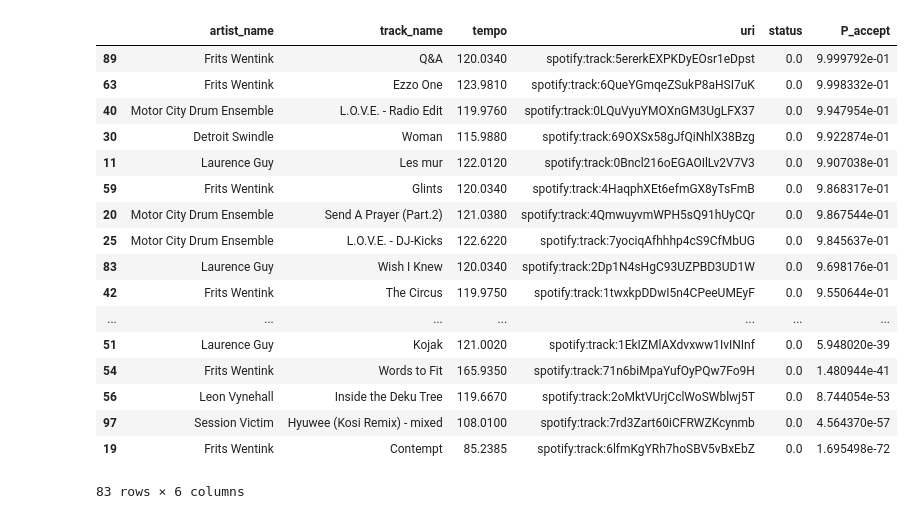
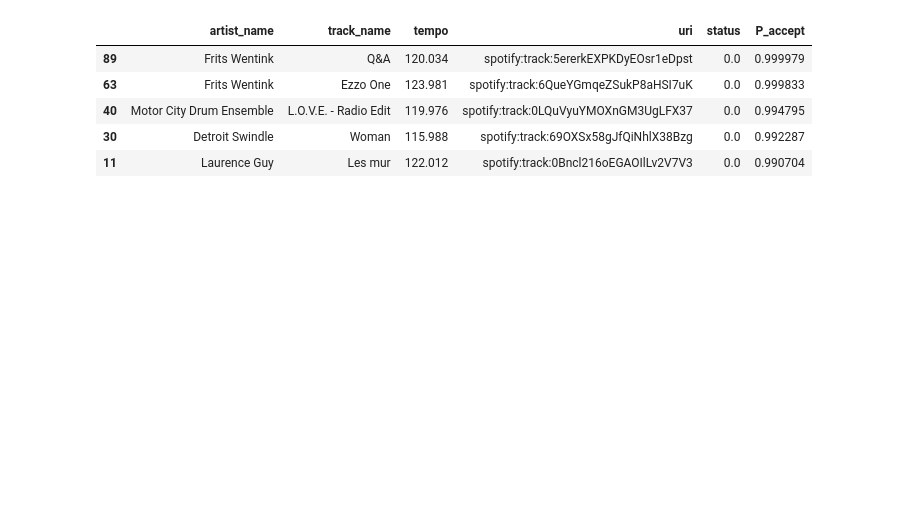
Before and after one commit to tomsyouruncle/DJ_suggest, a Jupyter notebook: notebooks/Analyse_curated_playlist.ipynb, the cells around one changed output. Drawn from its saved outputs; the diff is of its cells as text; code cells hidden in the pictures; blank space fills up the shorter version.

```diff
--- a/notebooks/Analyse_curated_playlist.ipynb
+++ b/notebooks/Analyse_curated_playlist.ipynb
@@ -69,24 +58,12 @@ training_set[gui_cols]
 # %%
-suggest_set[gui_cols]
+suggest_set[gui_cols].head()
 # %% [output]
 |  | artist_name | track_name | tempo | uri | status | P_accept |
-| 89 | Frits Wentink | Q&A | 120.0340 | spotify:track:5ererkEXPKDyEOsr1eDpst | 0.0 | 9.999792e-01 |
-| 63 | Frits Wentink | Ezzo One | 123.9810 | spotify:track:6QueYGmqeZSukP8aHSI7uK | 0.0 | 9.998332e-01 |
-| 40 | Motor City Drum Ensemble | L.O.V.E. - Radio Edit | 119.9760 | spotify:track:0LQuVyuYMOXnGM3UgLFX37 | 0.0 | 9.947954e-01 |
-| 30 | Detroit Swindle | Woman | 115.9880 | spotify:track:69OXSx58gJfQiNhlX38Bzg | 0.0 | 9.922874e-01 |
-| 11 | Laurence Guy | Les mur | 122.0120 | spotify:track:0Bncl216oEGAOIlLv2V7V3 | 0.0 | 9.907038e-01 |
-| 59 | Frits Wentink | Glints | 120.0340 | spotify:track:4HaqphXEt6efmGX8yTsFmB | 0.0 | 9.868317e-01 |
-| 20 | Motor City Drum Ensemble | Send A Prayer (Part.2) | 121.0380 | spotify:track:4QmwuyvmWPH5sQ91hUyCQr | 0.0 | 9.867544e-01 |
-| 25 | Motor City Drum Ensemble | L.O.V.E. - DJ-Kicks | 122.6220 | spotify:track:7yociqAfhhhp4cS9CfMbUG | 0.0 | 9.845637e-01 |
-| 83 | Laurence Guy | Wish I Knew | 120.0340 | spotify:track:2Dp1N4sHgC93UZPBD3UD1W | 0.0 | 9.698176e-01 |
-| 42 | Frits Wentink | The Circus | 119.9750 | spotify:track:1twxkpDDwI5n4CPeeUMEyF | 0.0 | 9.550644e-01 |
-| ... | ... | ... | ... | ... | ... | ... |
-| 51 | Laurence Guy | Kojak | 121.0020 | spotify:track:1EkIZMlAXdvxww1IvINInf | 0.0 | 5.948020e-39 |
-| 54 | Frits Wentink | Words to Fit | 165.9350 | spotify:track:71n6biMpaYufOyPQw7Fo9H | 0.0 | 1.480944e-41 |
-| 56 | Leon Vynehall | Inside the Deku Tree | 119.6670 | spotify:track:2oMktVUrjCclWoSWblwj5T | 0.0 | 8.744054e-53 |
-| 97 | Session Victim | Hyuwee (Kosi Remix) - mixed | 108.0100 | spotify:track:7rd3Zart60iCFRWZKcynmb | 0.0 | 4.564370e-57 |
-| 19 | Frits Wentink | Contempt | 85.2385 | spotify:track:6lfmKgYRh7hoSBV5vBxEbZ | 0.0 | 1.695498e-72 |
+| 89 | Frits Wentink | Q&A | 120.034 | spotify:track:5ererkEXPKDyEOsr1eDpst | 0.0 | 0.999979 |
+| 63 | Frits Wentink | Ezzo One | 123.981 | spotify:track:6QueYGmqeZSukP8aHSI7uK | 0.0 | 0.999833 |
+| 40 | Motor City Drum Ensemble | L.O.V.E. - Radio Edit | 119.976 | spotify:track:0LQuVyuYMOXnGM3UgLFX37 | 0.0 | 0.994795 |
+| 30 | Detroit Swindle | Woman | 115.988 | spotify:track:69OXSx58gJfQiNhlX38Bzg | 0.0 | 0.992287 |
+| 11 | Laurence Guy | Les mur | 122.012 | spotify:track:0Bncl216oEGAOIlLv2V7V3 | 0.0 | 0.990704 |
-83 rows × 6 columns
 # %%
 useful_features = ['acousticness','danceability','instrumentalness','energy','speechiness','tempo','valence']
 #useful_features = ['instrumentalness','speechiness','tempo','valence']
```
Also changed, not shown: parts of 7 cells of this notebook.
